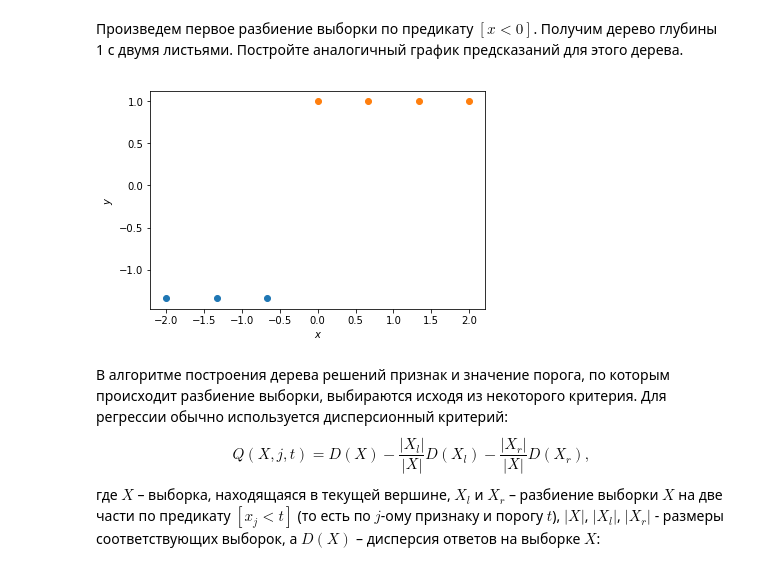
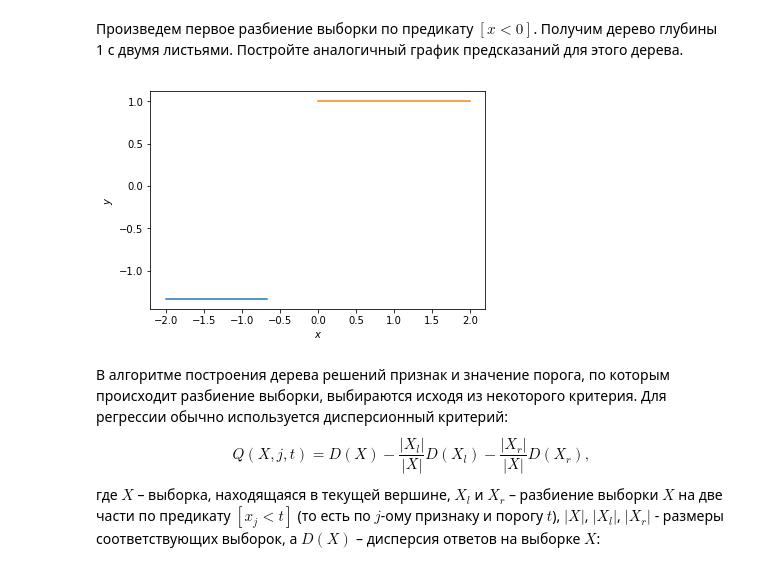
Before and after one commit to Kryvonis/ml_open, a Jupyter notebook: hw3_session3_decision_trees.ipynb, the cells around one changed output. Saved outputs shown, nothing was run; the diff lists cells and outputs as text; code cells hidden in the pictures.

```diff
--- a/hw3_session3_decision_trees.ipynb
+++ b/hw3_session3_decision_trees.ipynb
@@ -48,15 +48,15 @@ plt.ylabel(r'$y$');
 # %%
 # Ваш код здесь
 f_X = X[X<0]
 s_X = X[X>=0]
 f_leave = np.array([np.mean(f_X) for _ in range(len(f_X))])
 s_leave = np.array([np.mean(s_X) for _ in range(len(s_X))])
-plt.scatter(f_X, f_leave)
-plt.scatter(s_X, s_leave)
+plt.plot(f_X, f_leave)
+plt.plot(s_X, s_leave)
 plt.xlabel(r'$x$')
 plt.ylabel(r'$y$');
 # %% [output]
-[figure, old version]
+[figure, new version]
 # %% [markdown]
 В алгоритме построения дерева решений признак и значение порога, по которым происходит разбиение выборки, выбираются исходя из некоторого критерия. Для регрессии обычно используется дисперсионный критерий:
 $$Q(X, j, t) = D(X) - \dfrac{|X_l|}{|X|} D(X_l) - \dfrac{|X_r|}{|X|} D(X_r),$$
```
Also changed, not shown: parts of 3 cells of this notebook.
